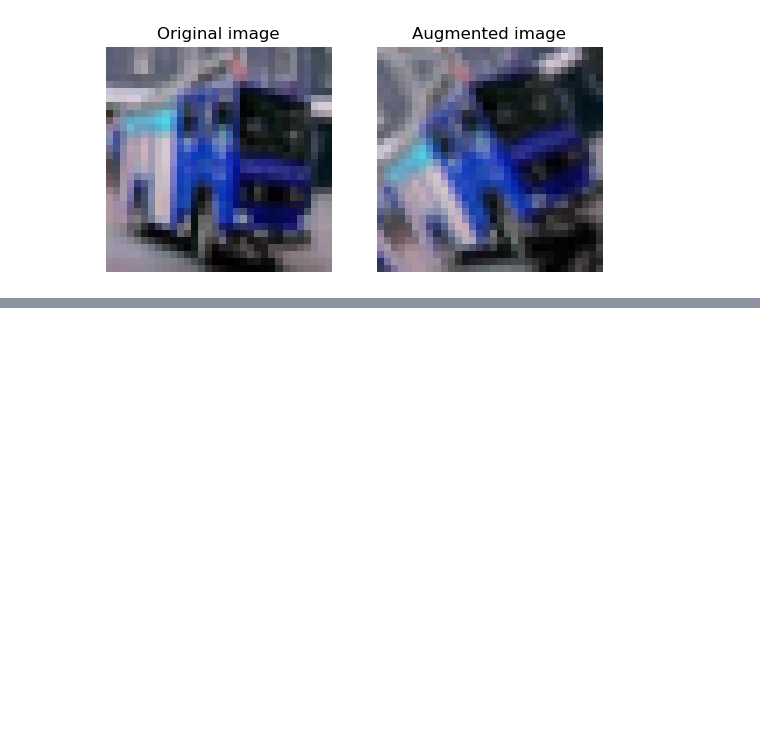
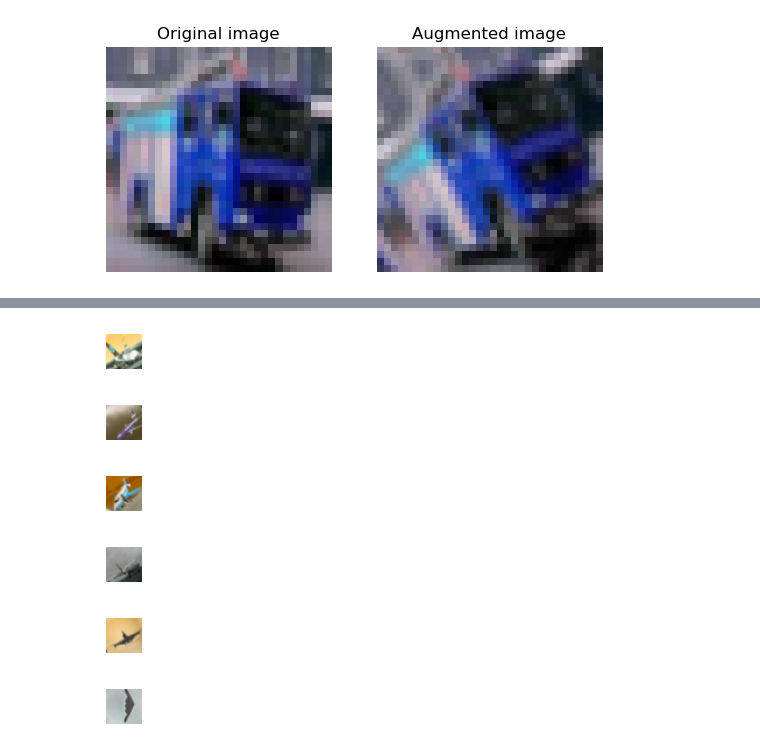
Before and after one commit to BatyaAbitbol/Group3, a Jupyter notebook: Rotate half of CIFAR-10 images.ipynb, the cells around one changed output, grey strips where cells are left out. Drawn from its saved outputs; the diff is of its cells as text; code cells hidden in the pictures; blank space fills up the shorter version.

```diff
--- a/Rotate half of CIFAR-10 images.ipynb
+++ b/Rotate half of CIFAR-10 images.ipynb
@@ -144,0 +227,10 @@ rotated_cifar10 = rotate_half_of_CIFAR_10(df_cifar10)
+# %%
+for i in range(1, 7):
+    visualize_image(rotated_cifar10[pixels].iloc[(rotated_cifar10.shape[0]-i)].values.reshape(32,32,3).astype('uint8'))
+# %% [output]
+[figure, added]
+[figure, added]
+[figure, added]
+[figure, added]
+[figure, added]
+[figure, added]
```
Also changed, not shown: parts of 16 cells of this notebook.
